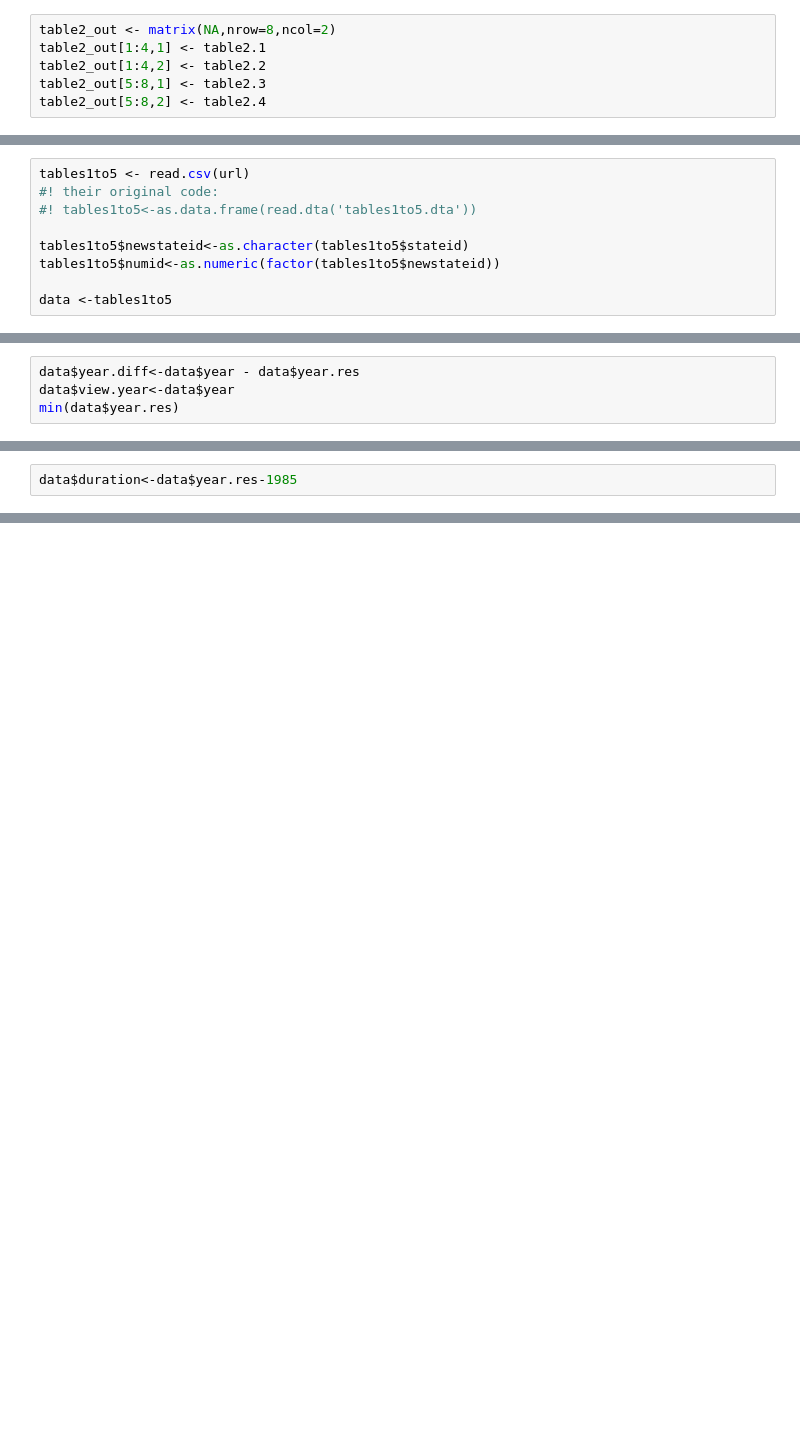
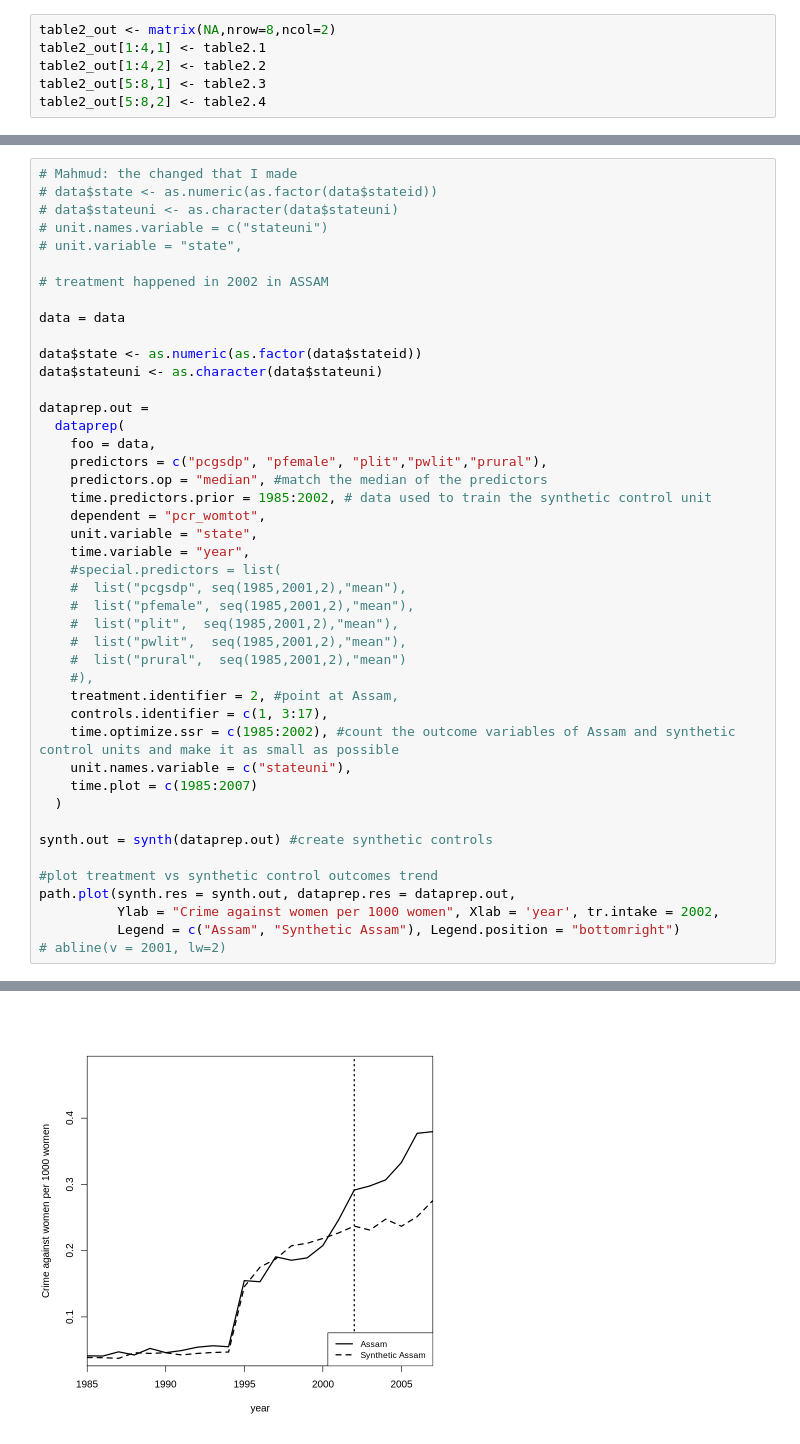
Before and after one commit to mahmud-nobe/CS112-Final-Project, a Jupyter notebook: CS112_Final_Project.ipynb, the cells around one changed output, grey strips where cells are left out. Drawn from its saved outputs; the diff is of its cells as text; blank space fills up the shorter version.

```diff
--- a/CS112_Final_Project.ipynb
+++ b/CS112_Final_Project.ipynb
@@ -496,9 +433,0 @@ require(foreign)
-# %%
-tables1to5 <- read.csv(url)
-#! their original code:
-#! tables1to5<-as.data.frame(read.dta('tables1to5.dta'))
-
-tables1to5$newstateid<-as.character(tables1to5$stateid)
-tables1to5$numid<-as.numeric(factor(tables1to5$newstateid))
-
-data <-tables1to5
@@ -537,4 +433,0 @@ data$year.res[data$stateid == 'WEST BENGAL']<-1993
-# %%
-data$year.diff<-data$year - data$year.res
-data$view.year<-data$year
-min(data$year.res)
@@ -543,2 +433,0 @@ min(data$year.res)
-# %%
-data$duration<-data$year.res-1985
@@ -631,0 +766,45 @@ NULL
+# %%
+# Mahmud: the changed that I made
+# data$state <- as.numeric(as.factor(data$stateid))
+# data$stateuni <- as.character(data$stateuni)
+# unit.names.variable = c("stateuni")
+# unit.variable = "state",
+
+# treatment happened in 2002 in ASSAM
+
+data = data
+
+data$state <- as.numeric(as.factor(data$stateid))
+data$stateuni <- as.character(data$stateuni)
+
+dataprep.out =
+  dataprep(
+    foo = data,
+    predictors = c("pcgsdp", "pfemale", "plit","pwlit","prural"),
+    predictors.op = "median", #match the median of the predictors
+    time.predictors.prior = 1985:2002, # data used to train the synthetic control unit
+    dependent = "pcr_womtot",
+    unit.variable = "state",
+    time.variable = "year",
+    #special.predictors = list(
+    #  list("pcgsdp", seq(1985,2001,2),"mean"),
+    #  list("pfemale", seq(1985,2001,2),"mean"),
+    #  list("plit",  seq(1985,2001,2),"mean"),
+    #  list("pwlit",  seq(1985,2001,2),"mean"),
+    #  list("prural",  seq(1985,2001,2),"mean")
+    #),
+    treatment.identifier = 2, #point at Assam,
+    controls.identifier = c(1, 3:17),
+    time.optimize.ssr = c(1985:2002), #count the outcome variables of Assam and synthetic control units and make it as small as possible
+    unit.names.variable = c("stateuni"),
+    time.plot = c(1985:2007)
+  )
+
+synth.out = synth(dataprep.out) #create synthetic controls
+
+#plot treatment vs synthetic control outcomes trend
+path.plot(synth.res = synth.out, dataprep.res = dataprep.out,
+          Ylab = "Crime against women per 1000 women", Xlab = 'year', tr.intake = 2002,
+          Legend = c("Assam", "Synthetic Assam"), Legend.position = "bottomright")
+# abline(v = 2001, lw=2)
+# %% [output]
@@ -631,0 +829 @@ NULL
+[figure, added]
```
Also changed, not shown: parts of 97 cells of this notebook.
